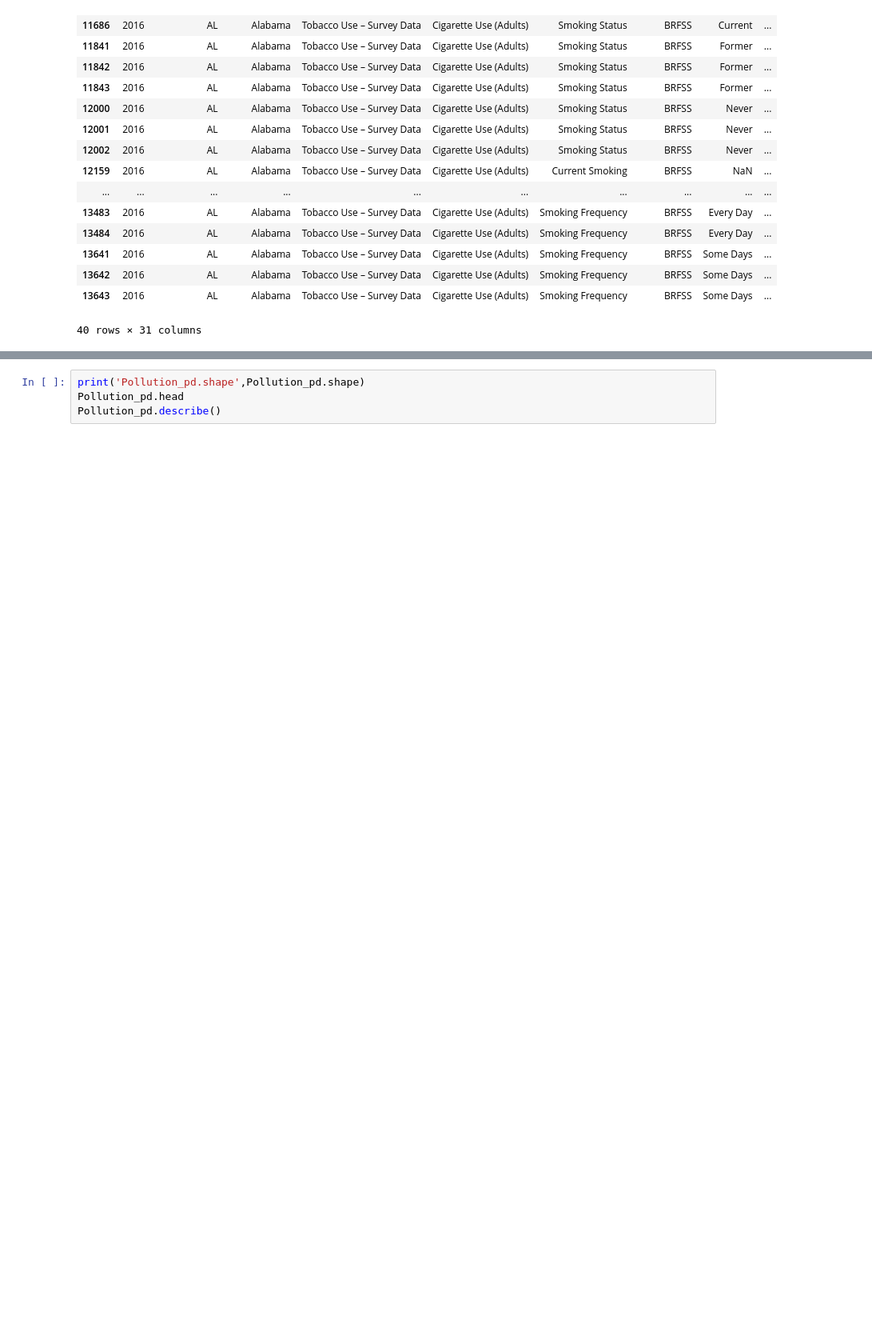
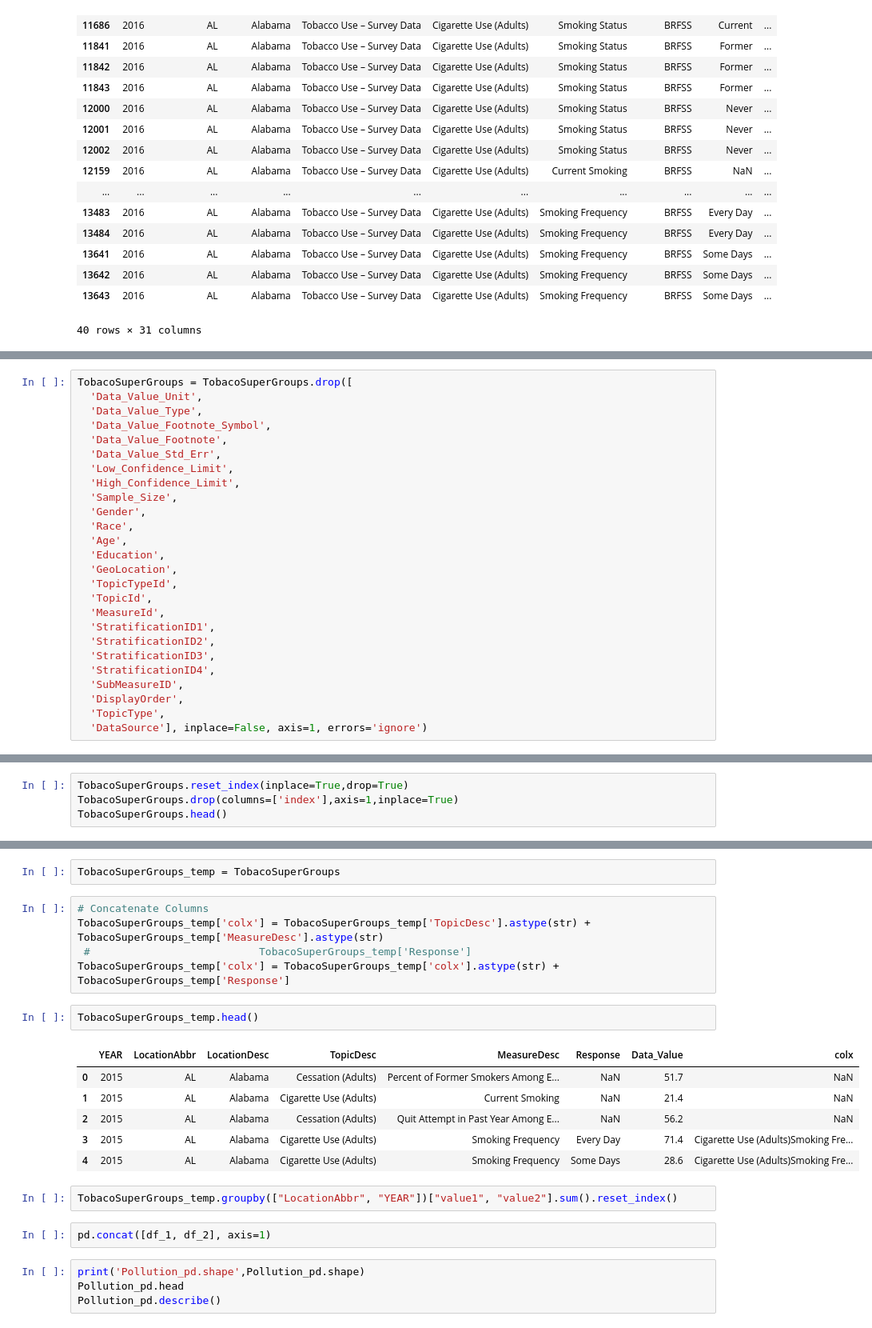
Before and after one commit to risarora/US_Lung_Cancer_Analysis, a Jupyter notebook: Script to Read all data and join it .ipynb, the cells around one changed output, grey strips where cells are left out. Shown at 80% size. Saved outputs shown, nothing was run; the diff lists cells and outputs as text; blank space fills up the shorter version.

```diff
--- a/Script to Read all data and join it .ipynb
+++ b/Script to Read all data and join it .ipynb
@@ -239,0 +281,26 @@ TobacoUsage_pd_Yearonly[(TobacoUsage_pd_Yearonly['LocationAbbr']=='AL' ) & (Toba
+# %%
+TobacoSuperGroups = TobacoSuperGroups.drop([
+  'Data_Value_Unit',
+  'Data_Value_Type',
+  'Data_Value_Footnote_Symbol',
+  'Data_Value_Footnote',
+  'Data_Value_Std_Err',
+  'Low_Confidence_Limit',
+  'High_Confidence_Limit',
+  'Sample_Size',
+  'Gender',
+  'Race',
+  'Age',
+  'Education',
+  'GeoLocation',
+  'TopicTypeId',
+  'TopicId',
+  'MeasureId',
+  'StratificationID1',
+  'StratificationID2',
+  'StratificationID3',
+  'StratificationID4',
+  'SubMeasureID',
+  'DisplayOrder',
+  'TopicType',
+  'DataSource'], inplace=False, axis=1, errors='ignore')
@@ -239,0 +316,4 @@ TobacoUsage_pd_Yearonly[(TobacoUsage_pd_Yearonly['LocationAbbr']=='AL' ) & (Toba
+# %%
+TobacoSuperGroups.reset_index(inplace=True,drop=True)
+TobacoSuperGroups.drop(columns=['index'],axis=1,inplace=True)
+TobacoSuperGroups.head()
@@ -240,3 +347,23 @@ TobacoUsage_pd_Yearonly[(TobacoUsage_pd_Yearonly['LocationAbbr']=='AL' ) & (Toba
+# %%
+TobacoSuperGroups_temp = TobacoSuperGroups
+# %%
+# Concatenate Columns
+TobacoSuperGroups_temp['colx'] = TobacoSuperGroups_temp['TopicDesc'].astype(str) + TobacoSuperGroups_temp['MeasureDesc'].astype(str)
+ #                           TobacoSuperGroups_temp['Response']
+TobacoSuperGroups_temp['colx'] = TobacoSuperGroups_temp['colx'].astype(str) + TobacoSuperGroups_temp['Response']
+# %%
+TobacoSuperGroups_temp.head()
+# %% [output]
+|  | YEAR | LocationAbbr | LocationDesc | TopicDesc | MeasureDesc | Response | Data_Value | colx |
+| 0 | 2015 | AL | Alabama | Cessation (Adults) | Percent of Former Smokers Among E... | NaN | 51.7 | NaN |
+| 1 | 2015 | AL | Alabama | Cigarette Use (Adults) | Current Smoking | NaN | 21.4 | NaN |
+| 2 | 2015 | AL | Alabama | Cessation (Adults) | Quit Attempt in Past Year Among E... | NaN | 56.2 | NaN |
+| 3 | 2015 | AL | Alabama | Cigarette Use (Adults) | Smoking Frequency | Every Day | 71.4 | Cigarette Use (Adults)Smoking Fre... |
+| 4 | 2015 | AL | Alabama | Cigarette Use (Adults) | Smoking Frequency | Some Days | 28.6 | Cigarette Use (Adults)Smoking Fre... |
+# %%
+TobacoSuperGroups_temp.groupby(["LocationAbbr", "YEAR"])["value1", "value2"].sum().reset_index()
+# %%
+pd.concat([df_1, df_2], axis=1)
 # %%
 print('Pollution_pd.shape',Pollution_pd.shape)
 Pollution_pd.head
```
Also changed, not shown: parts of 14 cells of this notebook, 1 other file.
